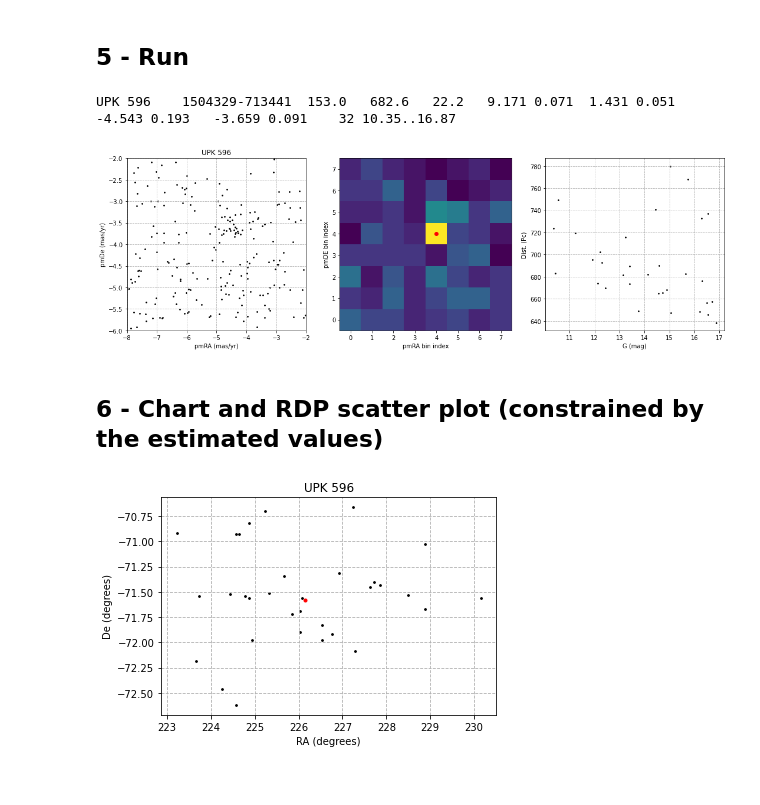
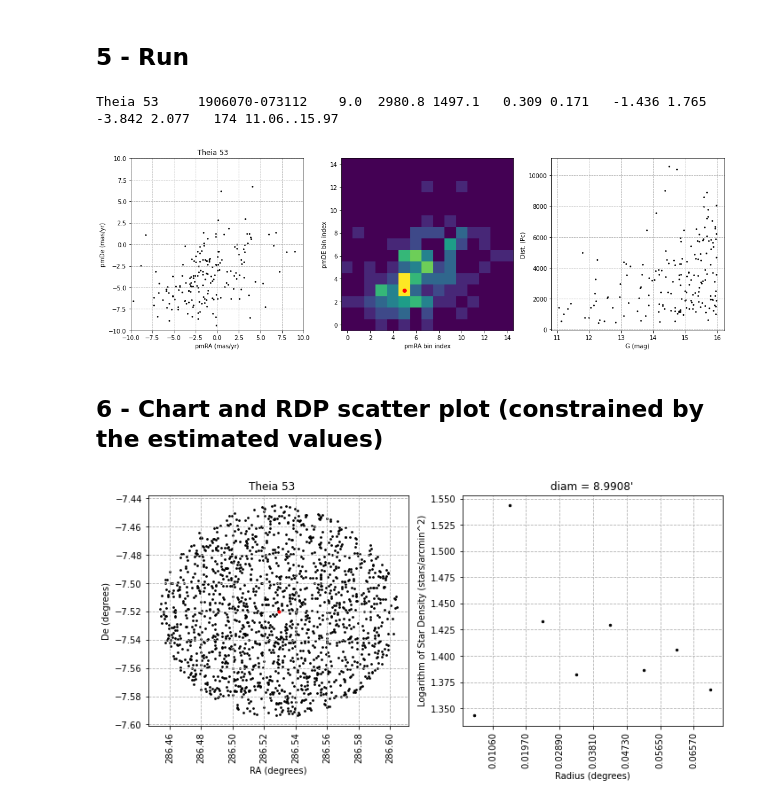
Before and after one commit to balessi/GaiaDR2clusters, a Jupyter notebook: code/Bailer-Jones.ipynb, the cells around one changed output. Saved outputs shown, nothing was run; the diff lists cells and outputs as text; code cells hidden in the pictures.

```diff
--- a/code/Bailer-Jones.ipynb
+++ b/code/Bailer-Jones.ipynb
@@ -176,9 +177,9 @@ def print_estimates(name, coords, dia, derived_vals):
     emodf  = f'{e_mod:4.3f}'
     parf   = f'{par:7.3f}'
     eparf  = f'{e_par:4.3f}'
-    pmraf  = f'{pra:+7.3f}'
+    pmraf  = f'{pra:7.3f}'
     epmraf = f'{e_pra:4.3f}'
-    pmdef  = f'{pde:+7.3f}'
+    pmdef  = f'{pde:7.3f}'
     epmdef = f'{e_pde:4.3f}'
     gmagf  = f'{gmin:5.2f}..{gmax:5.2f}'
     estimates =  f'{name:<10} '
@@ -186,7 +187,7 @@ def print_estimates(name, coords, dia, derived_vals):
     estimates += f'{coo:<15}'
     estimates += f'{diaf:>5} '
     estimates += f'{distf:>7} {edistf:>6} '
-    estimates += f'{modf:>6} {emodf:>5}'
+    #estimates += f'{modf:>6} {emodf:>5}'
     estimates += f'{parf:>6} {eparf:>5} '
     estimates += f'{pmraf:>8}{epmraf:>6} '
     estimates += f'{pmdef:>8}{epmdef:>6} '
@@ -225,43 +226,67 @@ def pr(name, coords, diam, mag_range, pmra_range, pmde_range, dist_range, num_bi
 # %% [markdown]
 ## 5 - Run
 # %%
-#pr(name, coords, diam_arcm, mag_rng, pmra_rng, pmde_rng, dist_rng, num_bins, hist_pm_lim [use <=0 for unconstrained])
+# pr(name, coords, diam_arcm, mag_rng, pmra_rng, pmde_rng, dist_rng, num_bins, hist_pm_lim [use <=0 for unconstrained])
 #dd = pr('Ale 62', '18 56 06.2 +21 35 49', 36.0, '0..19', '-10..10', '-10..10', '0..1000', 15, 1.5)
-
 #dd = pr('Eps Cap', '21 37 04.6 -19 27 57', 160.0, '0..18', '0..20', '-10..10', '220..340', 10, 3)
 #dd = pr('Minni 330', '18 55 38 -29 59 24', 10.0, '0..18.5', '-10..10', '-10..10', '1000..20000', 15, 1.5)
 
-dd = pr('UPK 596', '15 04 32.9 -71 34 41', 153, '0..17', '-8..-2', '-6..-2', '400..800', 8, 0.5)
+dd = pr('Theia 53    ', '19 06 07.0 -07 31 12', 9, '0..16', '-10..10', '-10..10', '120..50000', 15, 0)
 # %% [output]
-UPK 596    1504329-713441  153.0   682.6   22.2   9.171 0.071  1.431 0.051   -4.543 0.193   -3.659 0.091    32 10.35..16.87
+Theia 53     1906070-073112    9.0  2980.8 1497.1   0.309 0.171   -1.436 1.765   -3.842 2.077   174 11.06..15.97
-[figure, old version]
+[figure, new version]
 # %% [markdown]
 ## 6 - Chart and RDP scatter plot (constrained by the estimated values)
 # %%
 def plot_chart(data, ra_deg, de_deg, title):
     xs, ys = data['ra'], data['dec']
     plt.title(title)
     plt.xlabel('RA (degrees)')
     plt.ylabel('De (degrees)')
+    plt.xticks(rotation=90)
     plt.grid(True, linestyle='dashed')
     plt.scatter(xs, ys, s=3, color='black')
     plt.plot([ra_deg], [de_deg], marker='o', markersize=3, color="red")
+
+def plot_RDP(data, nbins, title = None):
+    bins = data['_r'].value_counts(bins=nbins).sort_index()
+    intervals = bins.index.to_tuples()
+    midpoints = [i.mid for i in bins.index]
+    counts = bins.values
+    zipped = tuple(zip(intervals, midpoints, counts))
+    densities = [count / ring_area(inner*60, outer*60) for ((inner, outer), midpoint, count) in zipped]
+    log_dens = [np.log10(dens) if dens > 0 else 0 for dens in densities]
+    plt.grid(True, linestyle='dashed')
+    plt.title(title)
+    plt.xlabel('Radius (degrees)')
+    plt.xticks([i for i,j in intervals], rotation='vertical')
+    plt.ylabel('Logarithm of Star Density (stars/arcmin^2)')
+    plt.scatter(midpoints, log_dens, s=6, color='black')
+
+def ring_area(inner_rad, outer_rad):
+    return pi * (outer_rad**2 - inner_rad**2)
 
 def calc_rad(ra_center, de_center, row):
     _ra, _de = row['ra'], row['dec']
     cl_center = SkyCoord(ra=ra_center*units.degree, dec=de_center*units.degree, frame='icrs')
     st_coord  = SkyCoord(ra=_ra*units.degree, dec=_de*units.degree, frame='icrs')
     return cl_center.separation(st_coord).degree
 
-def do_step_6(cl_data):
+def do_step_6(cl_data, nbins):
     if cl_data:
         cl_name, ra_deg, de_deg, rad_deg, (df2, *_) = cl_data
         if df2.empty:
             print('do_step_6(): DataFrame is empty!')
         else:
             df2['_r'] = df2.apply (lambda row: calc_rad(ra_deg, de_deg, row), axis=1)
+            fig = plt.figure(figsize=(10,5))
+            plt.subplot(121)
             plot_chart(df2, ra_deg, de_deg, cl_name)
+            plt.subplot(122)
+            diam = "diam = %.4f'" % (np.max(df2['_r']) * 120)
+            plot_RDP(df2, nbins, diam)
+            plt.tight_layout()
 
-do_step_6(dd)
+do_step_6(dd, nbins=8)
 # %% [output]
-[figure, old version]
+[figure, new version]
```
Also changed, not shown: parts of 1 cell of this notebook.
